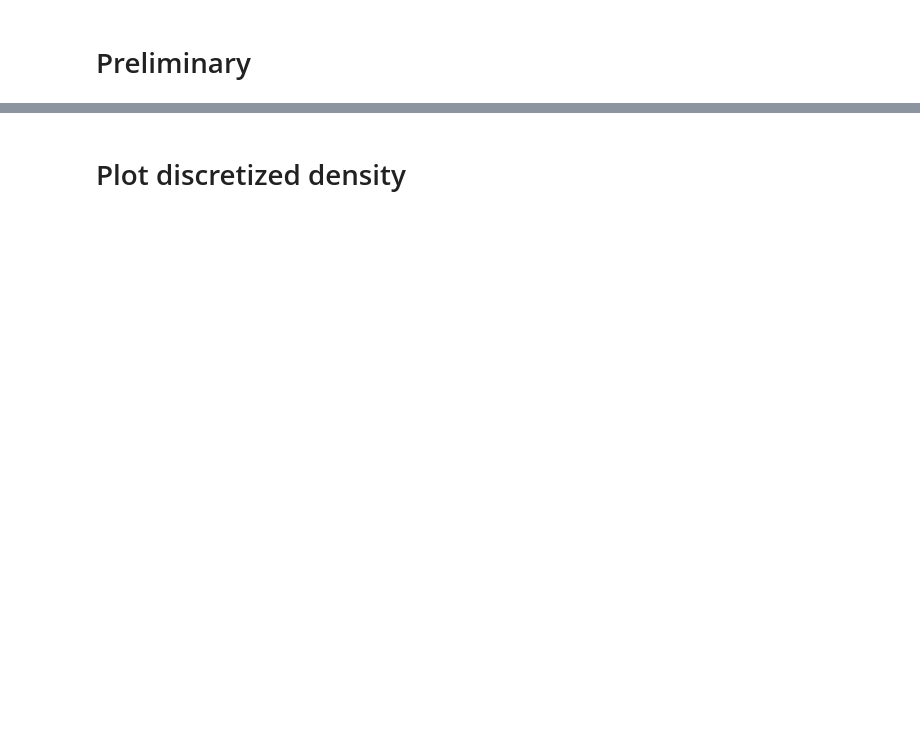
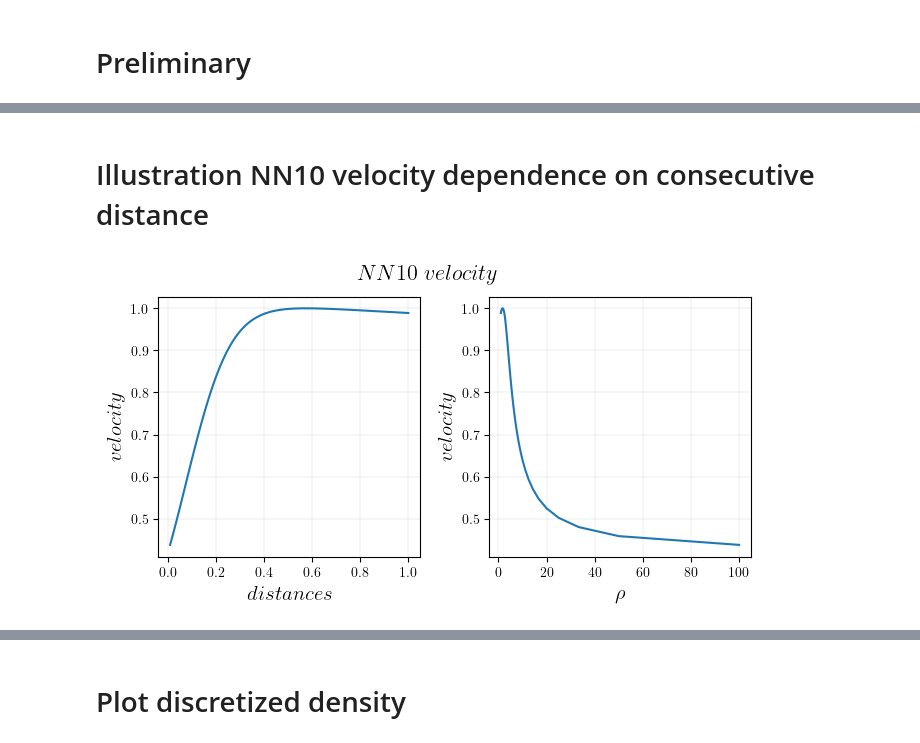
Before and after one commit to andreamortaro/TrafficModelling, a Jupyter notebook: simulazioni/10.4 Density - NN10.ipynb, the cells around one changed output, grey strips where cells are left out. Drawn from its saved outputs; the diff is of its cells as text; code cells hidden in the pictures; blank space fills up the shorter version.

```diff
--- a/simulazioni/10.4 Density - NN10.ipynb
+++ b/simulazioni/10.4 Density - NN10.ipynb
@@ -71 +69,36 @@ xlim1, xlim2 = -1.25, 1.75 # plot x limits
+# %% [markdown]
+# Illustration NN10 velocity dependence on consecutive distance
+# %%
+cd = np.linspace(0.01,1,100) # distances
+tmp = model_nn(cd, training=False) # velocities predicted
+vv = tmp/np.max(tmp) # velocities normalized
+dd = 1/cd # densities
+# %%
+# Initialize the fig
+nrow, ncol = 1, 2
+width, height = 4.5, 4.5 # single subplot
+fig, ax = plt.subplots(nrow,ncol,figsize=(width*ncol*.75,height*.75))
+
+# AX 0
+ax[0].plot(cd, vv)
+
+ax[0].grid(color='grey', linestyle='-', linewidth=0.1)
+# ax[0].set_title(fr"$NN10\ velocity$", fontsize=18)
+ax[0].set_xlabel(fr"$distances$", fontsize=15)
+ax[0].set_ylabel(fr"$velocity$", fontsize=15)
+
+# AX 1
+ax[1].plot(dd, vv)
+
+ax[1].grid(color='grey', linestyle='-', linewidth=0.1)
+# ax[1].set_title(fr"$NN10\ velocity$", fontsize=18)
+ax[1].set_xlabel(fr"$\rho$", fontsize=15)
+ax[1].set_ylabel(fr"$velocity$", fontsize=15)
+
+fig.tight_layout()
+
+plt.suptitle(fr"$NN10\ velocity$", fontsize=16,y=1.05);
+plt.show()
+# %% [output]
+[figure, added]
 # %% [markdown]
```
Also changed, not shown: parts of 22 cells of this notebook, 24 other files.
